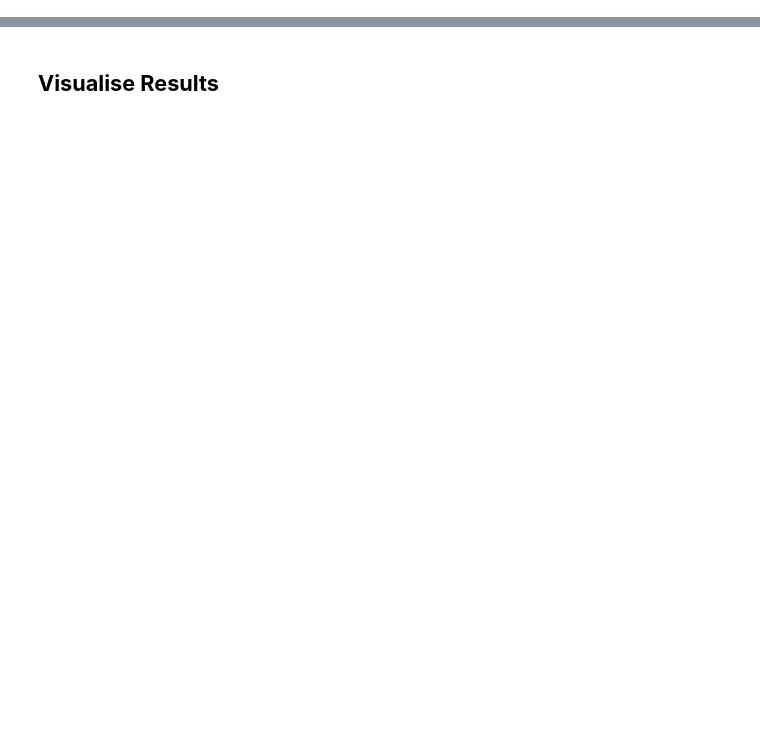
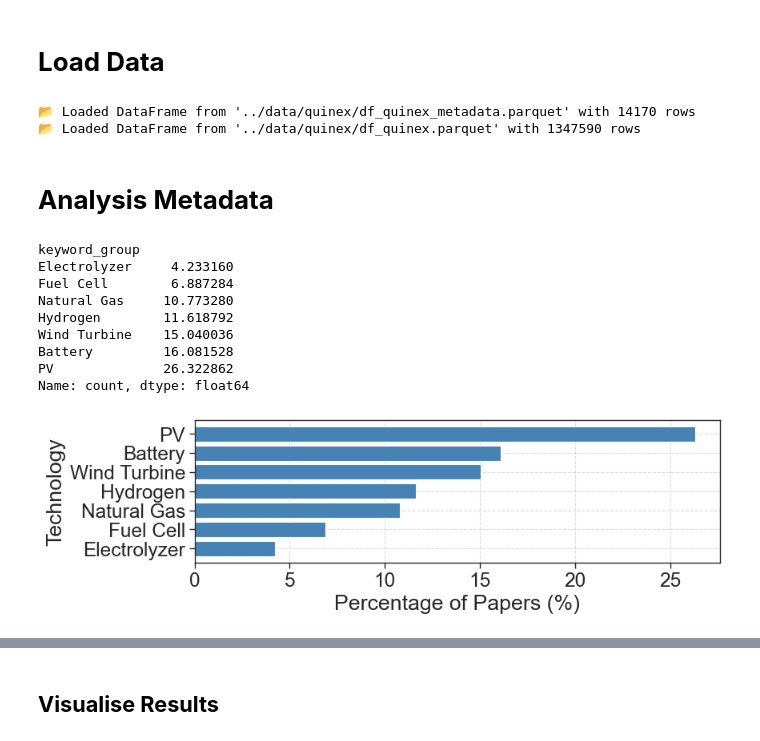
Before and after one commit to FZJ-IEK3-VSA/quinex-energy-system-studies, a Jupyter notebook: notebooks/Step4_QuinexVisualisation.ipynb, the cells around one changed output, grey strips where cells are left out. Drawn from its saved outputs; the diff is of its cells as text; code cells hidden in the pictures; blank space fills up the shorter version.

```diff
--- a/notebooks/Step4_QuinexVisualisation.ipynb
+++ b/notebooks/Step4_QuinexVisualisation.ipynb
@@ -8,2 +9,38 @@ from quinex_application.quinex_visualisation import QuinexVisualisation
 # %%
 visualisation = QuinexVisualisation()
+metadata = VisualisationMetadata("../data/quinex/df_quinex_metadata.parquet")
+# %% [markdown]
+# **Load Data**
+# %%
+metadata_df = visualisation.load_df("../data/quinex/df_quinex_metadata.parquet")
+quinex_df = visualisation.load_df("../data/quinex/df_quinex.parquet")
+# %% [output]
+📂 Loaded DataFrame from '../data/quinex/df_quinex_metadata.parquet' with 14170 rows
+📂 Loaded DataFrame from '../data/quinex/df_quinex.parquet' with 1347590 rows
+# %% [markdown]
+# **Analysis Metadata**
+# %%
+entity_keywords = {
+    "Battery": ['battery', 'batteries', 'accumulator', "bess"],
+    "Hydrogen": ['hydrogen', 'H2'],
+    "PV": ['PV', 'photovoltaic', 'solar panel', 'solar cell'],
+    "Wind Turbine": ["wind turbine", "wind farm", "offshore", "onshore", "wind energy", "nearshore"],
+    "Natural Gas": ['natural gas', 'fossil gas', 'methane'],
+    "Electrolyzer": ['electrolyzer', 'electrolyser'],
+    "Fuel Cell": ['fuel cell', 'FC'],
+}
+
+fig, perc = metadata.keywords_distribution(quinex_df, entity_keywords, "entity", figsize=(9,3))
+print(perc)
+fig.savefig("../data/figures/technology_distribution.pdf")
+# %% [output]
+keyword_group
+Electrolyzer     4.233160
+Fuel Cell        6.887284
+Natural Gas     10.773280
+Hydrogen        11.618792
+Wind Turbine    15.040036
+Battery         16.081528
+PV              26.322862
+Name: count, dtype: float64
+[figure, added]
```
Also changed, not shown: parts of 20 cells of this notebook, 11 other files.
